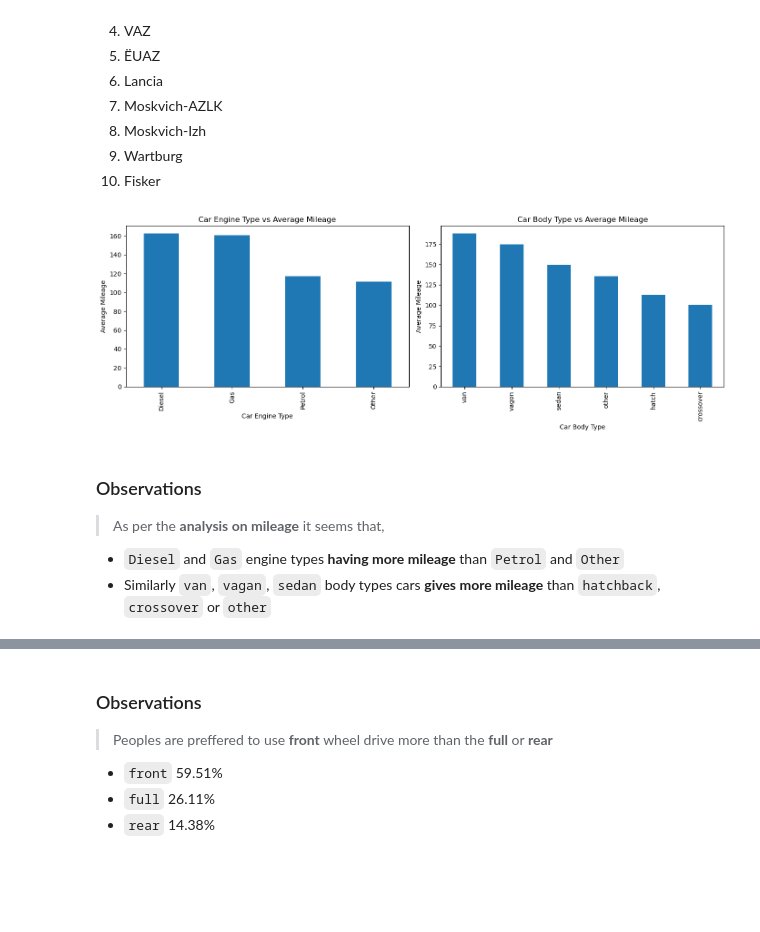
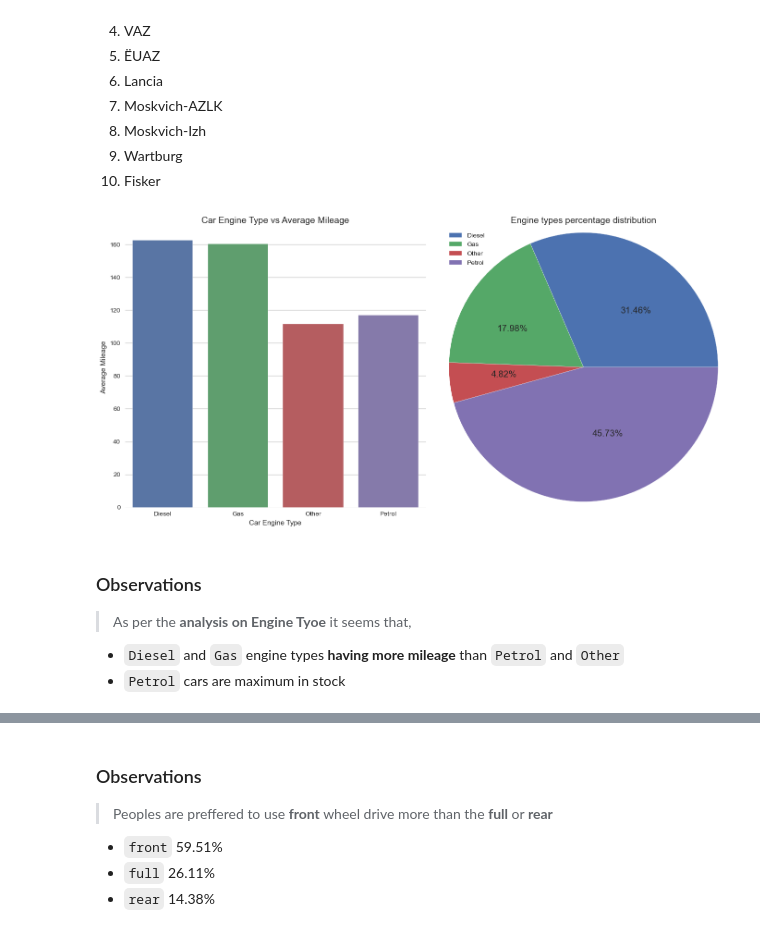
Before and after one commit to harshalkvibhandik/DataScienceProjects, a Jupyter notebook: Accredian/CDF_Project/EDA_1/Analysis_on_Used_Cars.ipynb, the cells around one changed output, grey strips where cells are left out. Cells and saved outputs as stored; diff of their text form; code cells hidden in the pictures; blank space fills up the shorter version.

```diff
--- a/Accredian/CDF_Project/EDA_1/Analysis_on_Used_Cars.ipynb
+++ b/Accredian/CDF_Project/EDA_1/Analysis_on_Used_Cars.ipynb
@@ -467,0 +490,11 @@ plt.tight_layout()
+# %%
+fig, ax = plt.subplots(figsize=(14, 7))
+yearly_cars_data = clean_data[clean_data.registration == 'yes'].year.value_counts().sort_index()
+cars_data = clean_data.year.value_counts().sort_index()
+sns.barplot(x=cars_data.index, y=cars_data.values, ax=ax)
+ax.set_title("Number of cars sold in year", fontdict={'fontsize':14})
+ax.set_ylabel("Number of Cars Sold")
+ax.set_xlabel("Car Sold Year")
+ax.tick_params(axis='x', rotation=90)
+plt.tight_layout()
+plt.show()
@@ -526,23 +566,29 @@ plt.tight_layout()
 # %%
 # Analysis on the affect on Mileage as per the Engine and Body types
 
-fig, ((ax1, ax2)) = plt.subplots(nrows=1, ncols=2, figsize=(14, 5))
+fig, ((ax1, ax2)) = plt.subplots(nrows=1, ncols=2, figsize=(14, 7))
 
-clean_data.groupby('engType').aggregate('mileage').mean().sort_values(ascending=False).plot.bar(ax=ax1)
-ax1.set_title('Car Engine Type vs Average Mileage')
+engType_mileage_data = clean_data.groupby('engType').aggregate('mileage').mean().sort_index().reset_index()
+sns.barplot(data=engType_mileage_data, x="engType", y="mileage", ax=ax1)
+ax1.set_title('Car Engine Type vs Average Mileage', fontdict={'fontsize':14})
 ax1.set_xlabel('Car Engine Type')
 ax1.set_ylabel('Average Mileage')
 
-clean_data.groupby('body').aggregate('mileage').mean().sort_values(ascending=False).plot.bar(ax=ax2)
-ax2.set_title('Car Body Type vs Average Mileage')
-ax2.set_xlabel('Car Body Type')
-ax2.set_ylabel('Average Mileage')
+engType_data = clean_data['engType'].value_counts().sort_index()
+labels = engType_data.index
+sizes = engType_data.values
+percent_labels = [f'{s*100/sizes.sum():0.2f}%' for l, s in zip(labels, sizes)]
+plt.style.use('seaborn')
+sns.set_style("whitegrid")
+ax2.pie(sizes, labels=percent_labels, labeldistance=0.5, radius=1.2, textprops={'fontsize':14})
+ax2.legend(labels=labels, loc='upper left')
+ax2.set_title('Engine types percentage distribution', fontdict={'fontsize':14})
 
 plt.tight_layout()
 # %% [output]
-[figure, old version]
+[figure, new version]
 # %% [markdown]
 ### Observations
-> As per the **analysis on mileage** it seems that,
+> As per the **analysis on Engine Tyoe** it seems that,
 - `Diesel` and `Gas` engine types **having more mileage** than `Petrol` and `Other`
-- Similarly `van`, `vagan`, `sedan` body types cars **gives more mileage** than `hatchback`, `crossover` or `other`
+- `Petrol` cars are maximum in stock
```
Also changed, not shown: parts of 12 cells of this notebook.
